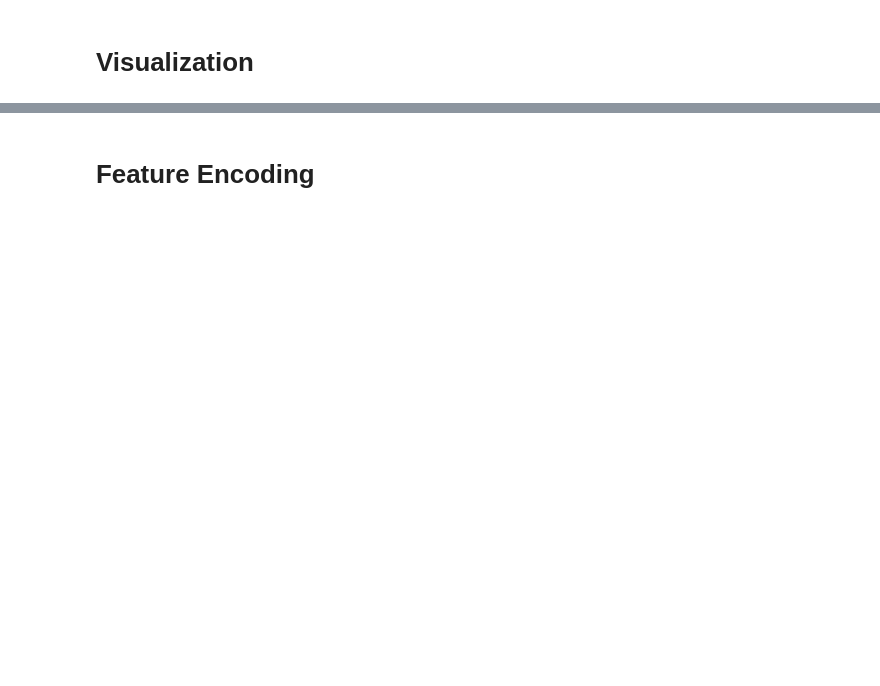
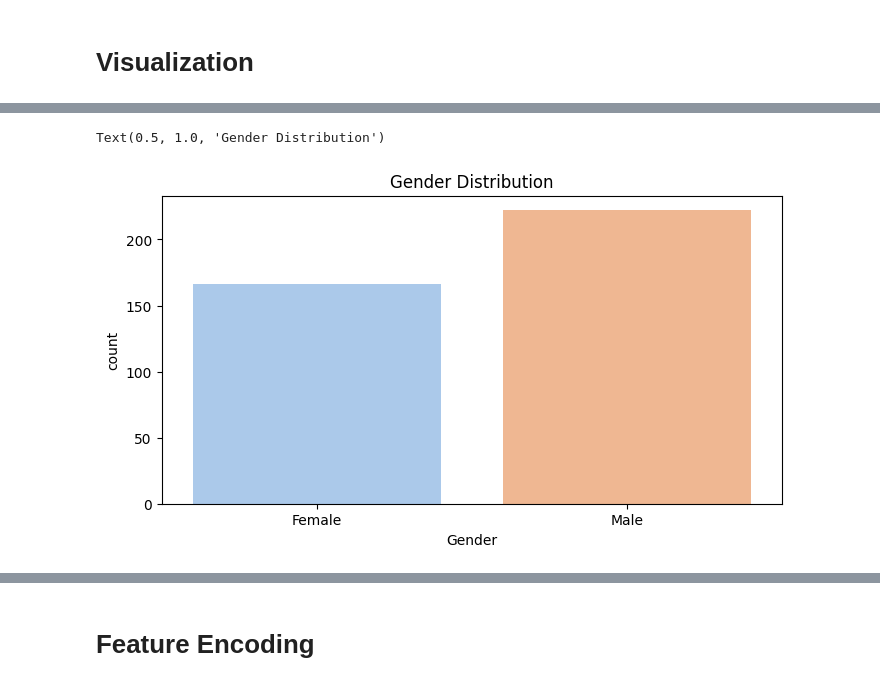
Before and after one commit to ShakilM26/Machine-Learning-Projects, a Jupyter notebook: online food order/online_food_order_predictions.ipynb, the cells around one changed output, grey strips where cells are left out. Cells and saved outputs as stored; diff of their text form; code cells hidden in the pictures; blank space fills up the shorter version.

```diff
--- a/online food order/online_food_order_predictions.ipynb
+++ b/online food order/online_food_order_predictions.ipynb
@@ -5,5 +5,5 @@ import seaborn as sns
 import matplotlib.pyplot as plt
 # %%
 # read csv file
-df = pd.read_csv(r'/kaggle/input/online-food-dataset/onlinefoods.csv')
+df = pd.read_csv(r'C:\Users\Shakil\Downloads\Compressed\onlinefoods.csv')
 df.head()
@@ -33,5 +103,8 @@ plt.show()
 # %%
 # Gender distribution
 plt.figure(figsize=(8,4))
-sns.countplot(x='Gender', data=df, palette='pastel')
+sns.countplot(x='Gender', data=df, hue='Gender', palette='pastel')
 plt.title('Gender Distribution')
+# %% [output]
+Text(0.5, 1.0, 'Gender Distribution')
+[figure, added]
```
Also changed, not shown: parts of 22 cells of this notebook.
